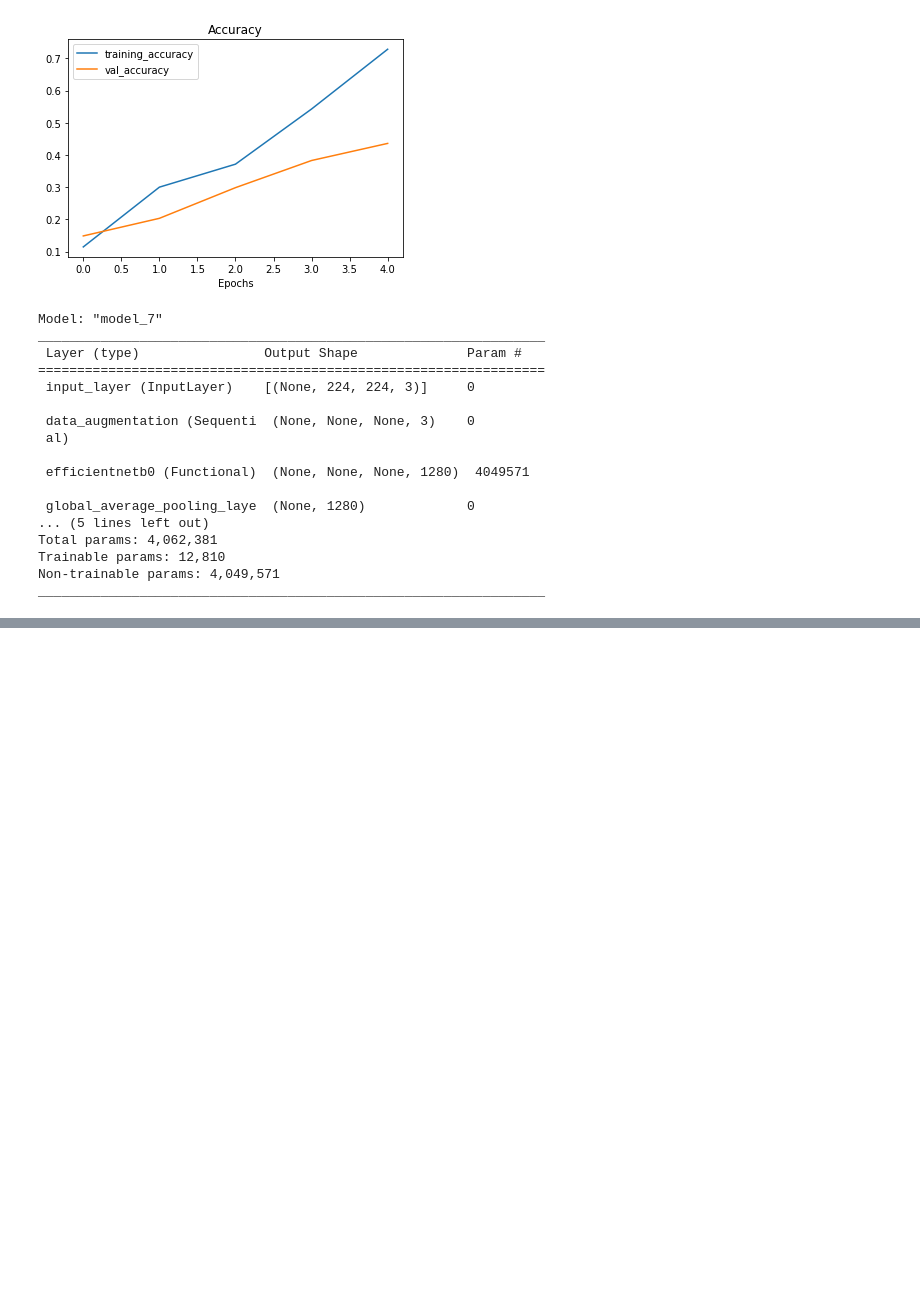
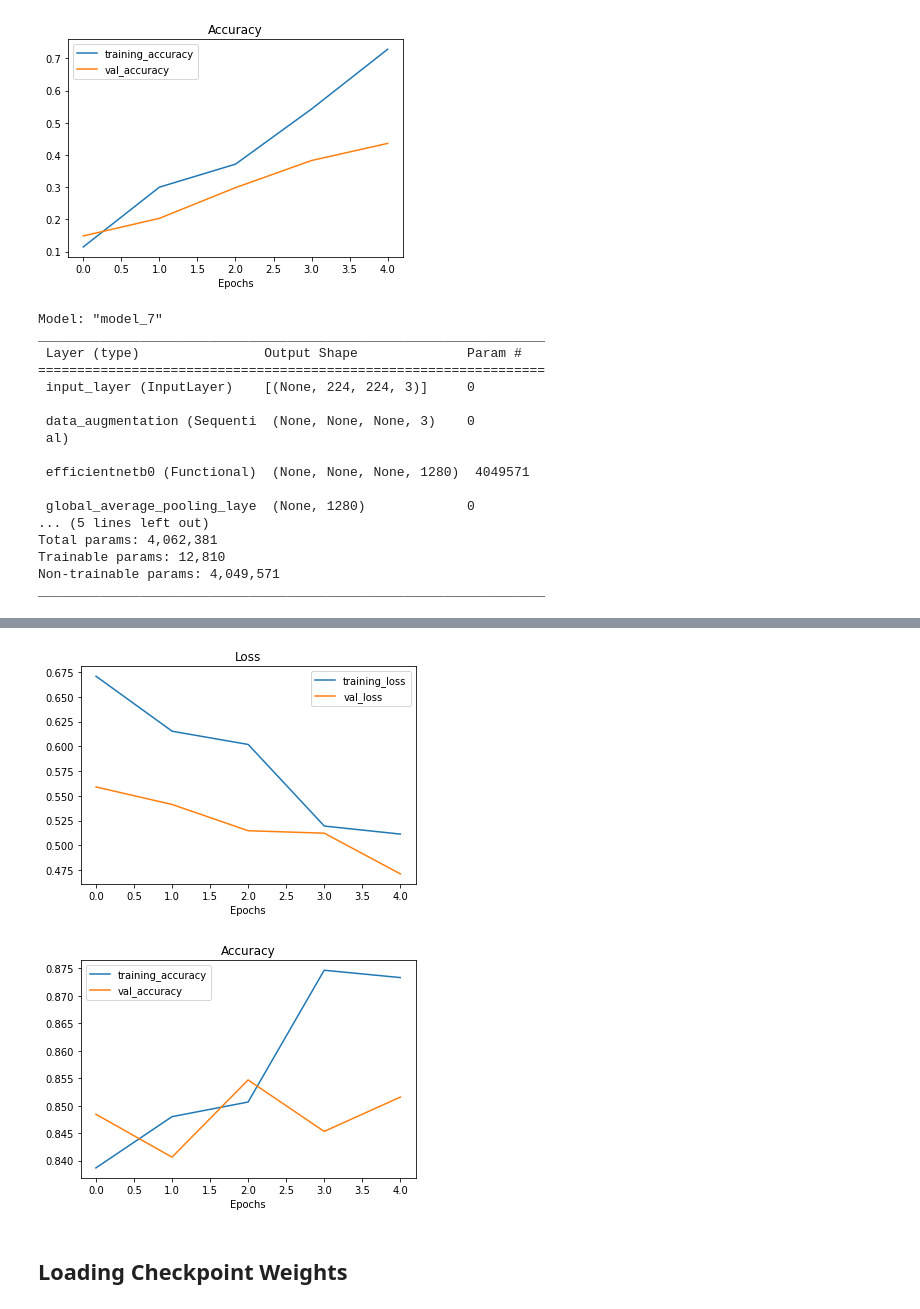
Before and after one commit to ShyamSundhar1411/My-ML-Notebooks, a Jupyter notebook: Transfer Learning/Transfer_Learning_in_Tensorflow_Fine_Tuning.ipynb, the cells around one changed output, grey strips where cells are left out. Cells and saved outputs as stored; diff of their text form; code cells hidden in the pictures; blank space fills up the shorter version.

```diff
--- a/Transfer Learning/Transfer_Learning_in_Tensorflow_Fine_Tuning.ipynb
+++ b/Transfer Learning/Transfer_Learning_in_Tensorflow_Fine_Tuning.ipynb
@@ -420,0 +476,14 @@ _________________________________________________________________
+# %%
+input_shape = (224,224,3)
+
+# Base Model
+base_model = tf.keras.applications.EfficientNetB0(include_top = False)
+base_model.trainable = False
+# Layers
+inputs = tf.keras.Input(input_shape,name = "input_layer")
+x = data_augmentation(inputs)
+x = base_model(x,training = False)
+x = layers.GlobalAveragePooling2D()(x)
+outputs = layers.Dense(10,activation = "softmax",name = "output_layer")(x)
+model_2 = keras.Model(inputs,outputs)
+model_2.compile(metrics = ['accuracy'],loss = "categorical_crossentropy",optimizer = "adam")
@@ -420,0 +492,18 @@ _________________________________________________________________
+# %%
+checkpoint_path = "model_2_weight_checkpoints/checkpoint.ckpt"
+# %%
+checkpoint_callback = tf.keras.callbacks.ModelCheckpoint(
+    filepath=checkpoint_path,
+    save_best_only = False,
+    save_weights_only = True,
+    save_freq = "epoch",
+    )
+# %%
+initial_epoch = 5
+history_2 = model_2.fit(train_data_10_percent,
+            epochs = initial_epoch,
+            steps_per_epoch = len(train_data_10_percent),
+            validation_data = test_data_10_percent,
+            validation_steps = 0.25*(len(test_data_10_percent)),
+            callbacks = [create_tensorboard_callback(dir_name = "transfer_learning",experiment_name = "model_2"),checkpoint_callback]
+          )
@@ -420,0 +522,7 @@ _________________________________________________________________
+# %%
+plot_loss_curves(history_2)
+# %% [output]
+[figure, added]
+[figure, added]
+# %% [markdown]
+## Loading Checkpoint Weights
```
Also changed, not shown: parts of 9 cells of this notebook.
